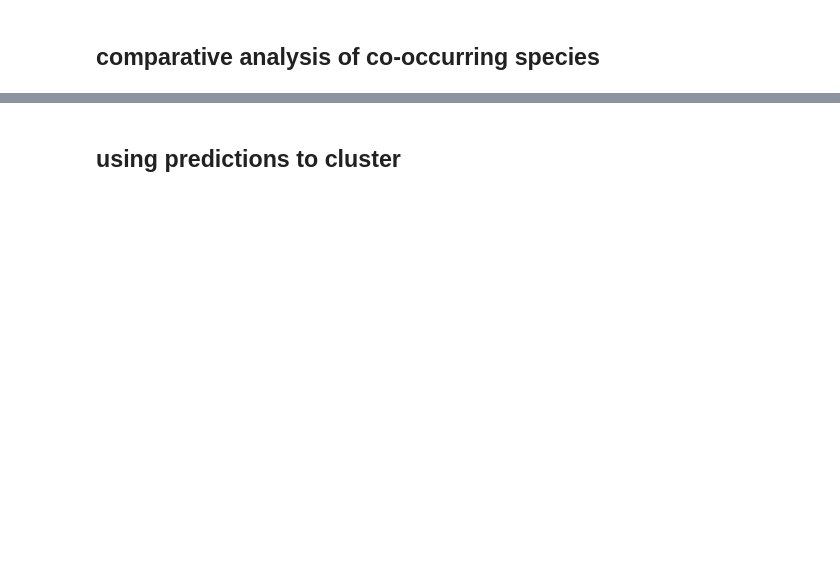
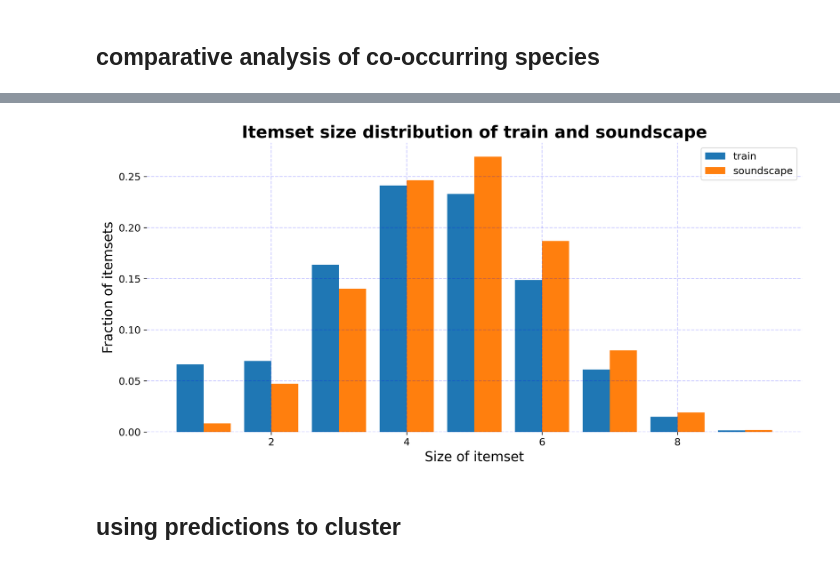
Before and after one commit to dsgt-kaggle-clef/birdclef-2024, a Jupyter notebook: notebooks/modeling/2024-06-17-acm-frequent-pattern.ipynb, the cells around one changed output, grey strips where cells are left out. Saved outputs shown, nothing was run; the diff lists cells and outputs as text; code cells hidden in the pictures; blank space fills up the shorter version.

```diff
--- a/notebooks/modeling/2024-06-17-acm-frequent-pattern.ipynb
+++ b/notebooks/modeling/2024-06-17-acm-frequent-pattern.ipynb
@@ -394,3 +482,7 @@ plt.show()
+# %%
+plot_itemset_size_distribution(res_train)
+# %% [output]
+[figure, added]
 # %%
 soundscape_rules = soundscape_model.transform(single_df).where(F.size("prediction") > 0)
 soundscape_rules.show()
```
Also changed, not shown: parts of 12 cells of this notebook.
